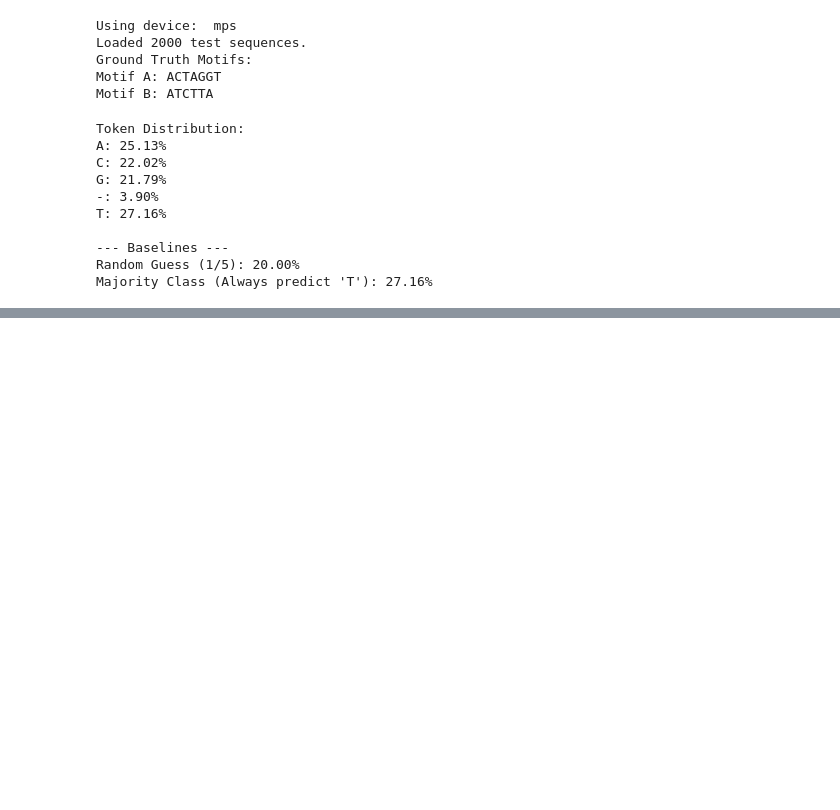
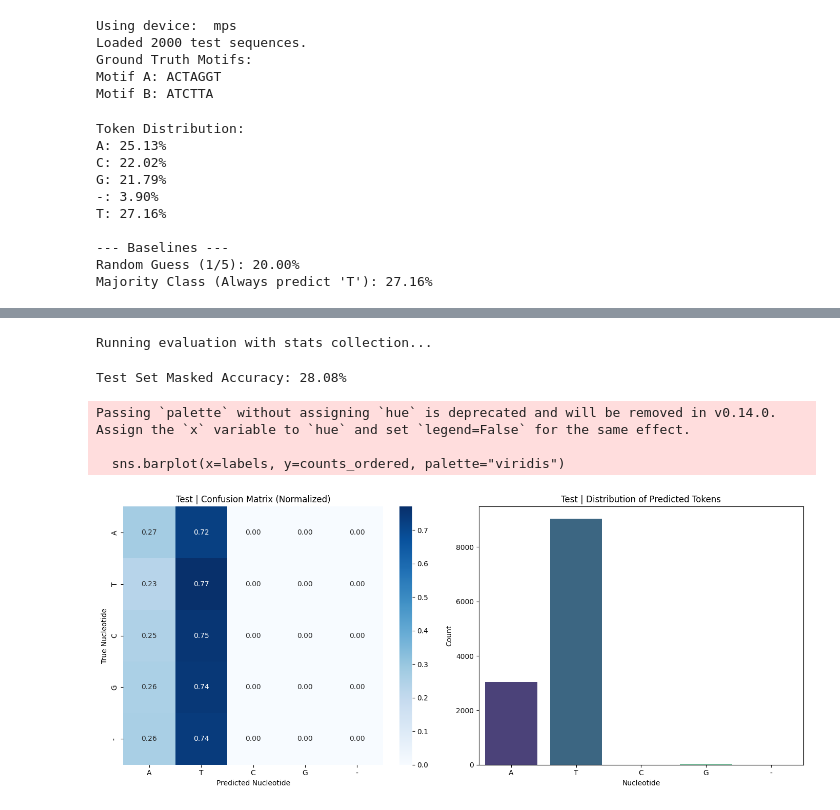
Before and after one commit to LegoCreation/InsDelGLM, a Jupyter notebook: notebooks/first_evaluation.ipynb, the cells around one changed output, grey strips where cells are left out. Saved outputs shown, nothing was run; the diff lists cells and outputs as text; code cells hidden in the pictures; blank space fills up the shorter version.

Commit message:
feat: added more eval pipeline content, added helper functions for conf matrix and logos

```diff
--- a/notebooks/first_evaluation.ipynb
+++ b/notebooks/first_evaluation.ipynb
@@ -84,0 +134,67 @@ Majority Class (Always predict 'T'): 27.16%
+# %%
+def evaluate_and_collect_stats(model, tokenizer, test_sequences, batch_size=16):
+    model.eval()
+
+    # Storage for all masked instances
+    all_preds = []
+    all_labels = []
+
+    class TestDataset(Dataset):
+        def __init__(self, seqs): self.seqs = seqs
+        def __len__(self): return len(self.seqs)
+        def __getitem__(self, i): return self.seqs[i]
+
+    dataloader = DataLoader(TestDataset(test_sequences), batch_size=batch_size)
+
+    print("Running evaluation with stats collection...")
+    with torch.no_grad():
+        for batch_seqs in tqdm(dataloader):
+            encoded = tokenizer(batch_seqs, return_tensors="pt", padding="max_length", max_length=512)
+            input_ids = encoded["input_ids"].to(device)
+            attention_mask = encoded["attention_mask"].to(device)
+            labels = input_ids.clone()
+
+            # --- MASKING STRATEGY ---
+            # Note: Ensure (input_ids < 5) targets your nucleotides correctly.
+            # In many tokenizers, IDs 0-4 are special tokens (CLS, SEP, etc.).
+            rand = torch.rand(input_ids.shape).to(device)
+            mask_indices = (rand < 0.15) & (input_ids < 5) & (attention_mask == 1)
+
+            input_ids[mask_indices] = tokenizer.mask_token_id
+
+            # Predict
+            outputs = model(input_ids=input_ids, attention_mask=attention_mask, return_dict=True)
+            predictions = torch.argmax(outputs.logits, dim=-1)
+
+            # --- COLLECT DATA ---
+            # We only care about the positions we actually masked
+            if mask_indices.sum() > 0:
+                masked_p = predictions[mask_indices].cpu().numpy()
+                masked_l = labels[mask_indices].cpu().numpy()
+
+                all_preds.extend(masked_p)
+                all_labels.extend(masked_l)
+
+    return np.array(all_labels), np.array(all_preds)
+
+# --- EXECUTE COLLECTION ---
+true_ids, pred_ids = evaluate_and_collect_stats(model, tokenizer, test_df["sequences"].tolist())
+
+# Calculate Accuracy manually from the lists
+acc = (true_ids == pred_ids).mean()
+print(f"\nTest Set Masked Accuracy: {acc:.2%}")
+# %% [output]
+Running evaluation with stats collection...
+Test Set Masked Accuracy: 28.08%
+# %%
+plot_evaluation_results(
+    true_ids,
+    pred_ids,
+    tokenizer,
+    dataset_name="Test"
+)
+# %% [output]
+Passing `palette` without assigning `hue` is deprecated and will be removed in v0.14.0. Assign the `x` variable to `hue` and set `legend=False` for the same effect.
+
+  sns.barplot(x=labels, y=counts_ordered, palette="viridis")
+[figure, added]
```
Also changed, not shown: parts of 10 cells of this notebook, 4 other files.
